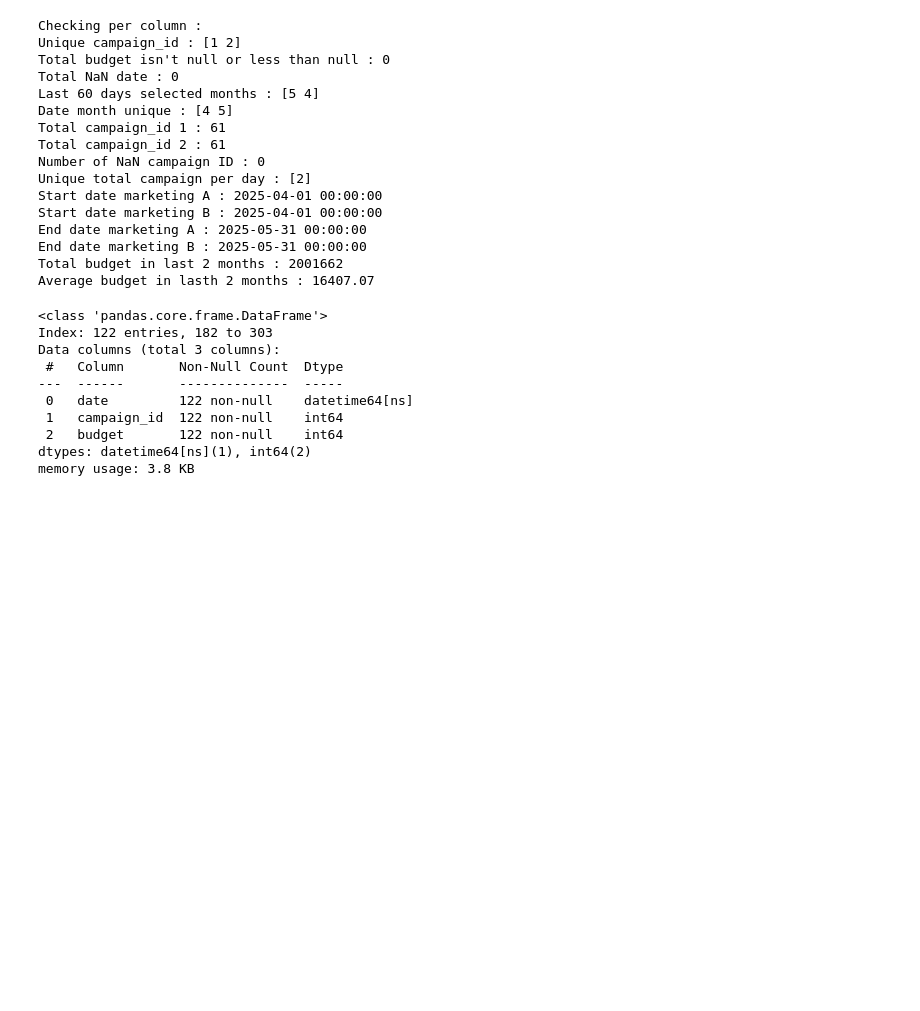
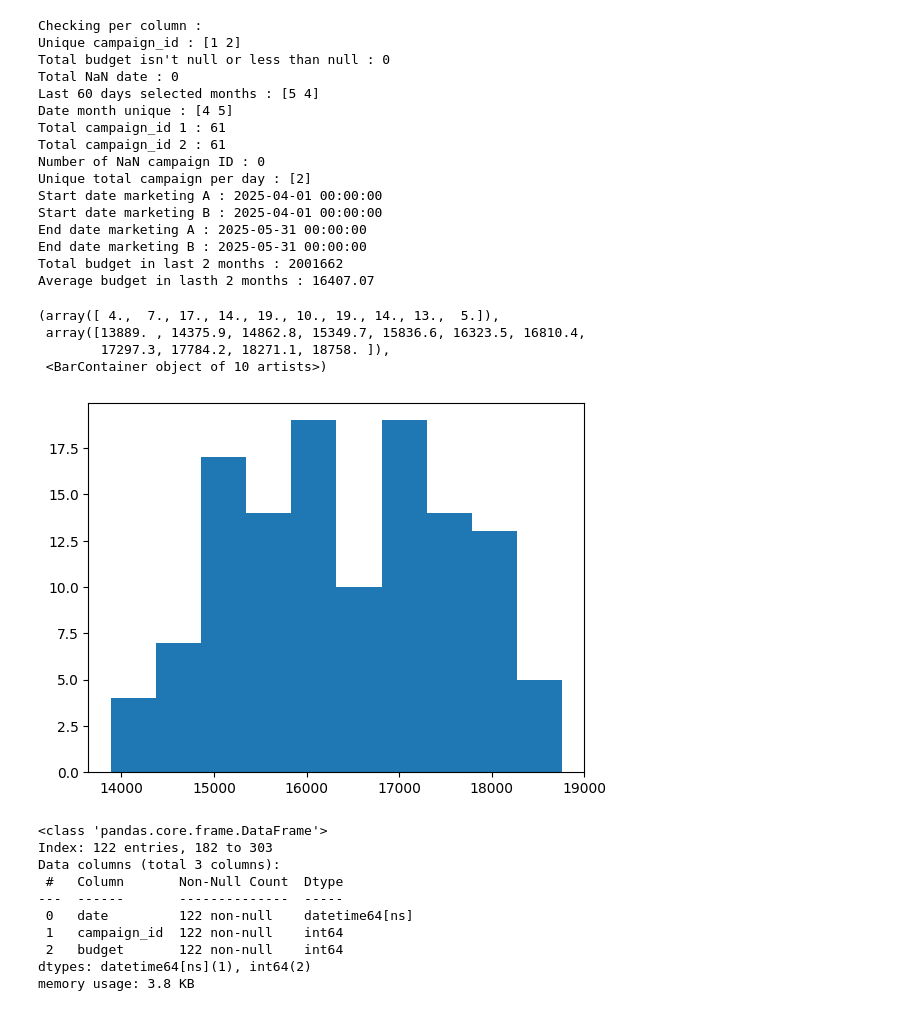
Before and after one commit to vandevee3/MarketingAnalysis, a Jupyter notebook: source/main.ipynb, the cells around one changed output. Saved outputs shown, nothing was run; the diff lists cells and outputs as text; code cells hidden in the pictures; blank space fills up the shorter version.

```diff
--- a/source/main.ipynb
+++ b/source/main.ipynb
@@ -184,6 +183,14 @@ End date marketing A : 2025-05-31 00:00:00
 End date marketing B : 2025-05-31 00:00:00
 Total budget in last 2 months : 2001662
 Average budget in lasth 2 months : 16407.07
+# %%
+plt.hist(campaign_budget['budget'])
+# %% [output]
+(array([ 4.,  7., 17., 14., 19., 10., 19., 14., 13.,  5.]),
+ array([13889. , 14375.9, 14862.8, 15349.7, 15836.6, 16323.5, 16810.4,
+        17297.3, 17784.2, 18271.1, 18758. ]),
+ <BarContainer object of 10 artists>)
+[figure, added]
 # %%
 campaign_budget.info()
 campaign_budget.head(5)
```
Also changed, not shown: parts of 28 cells of this notebook.
